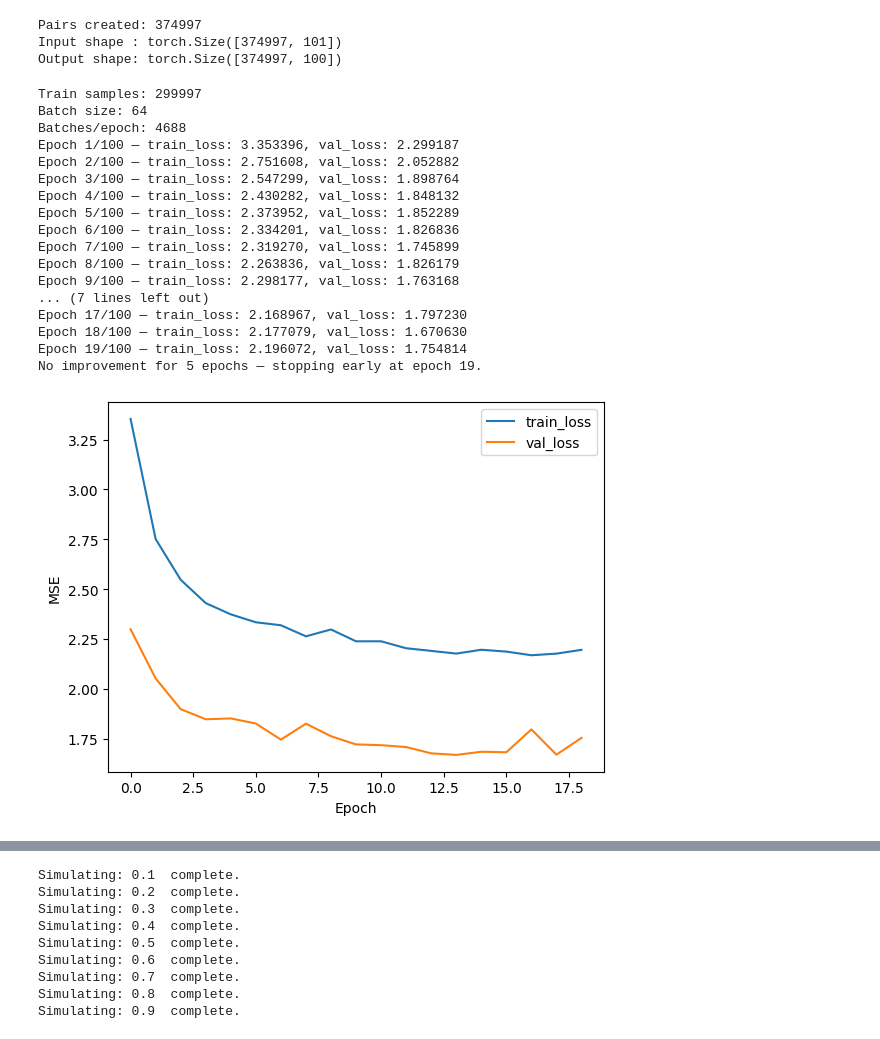
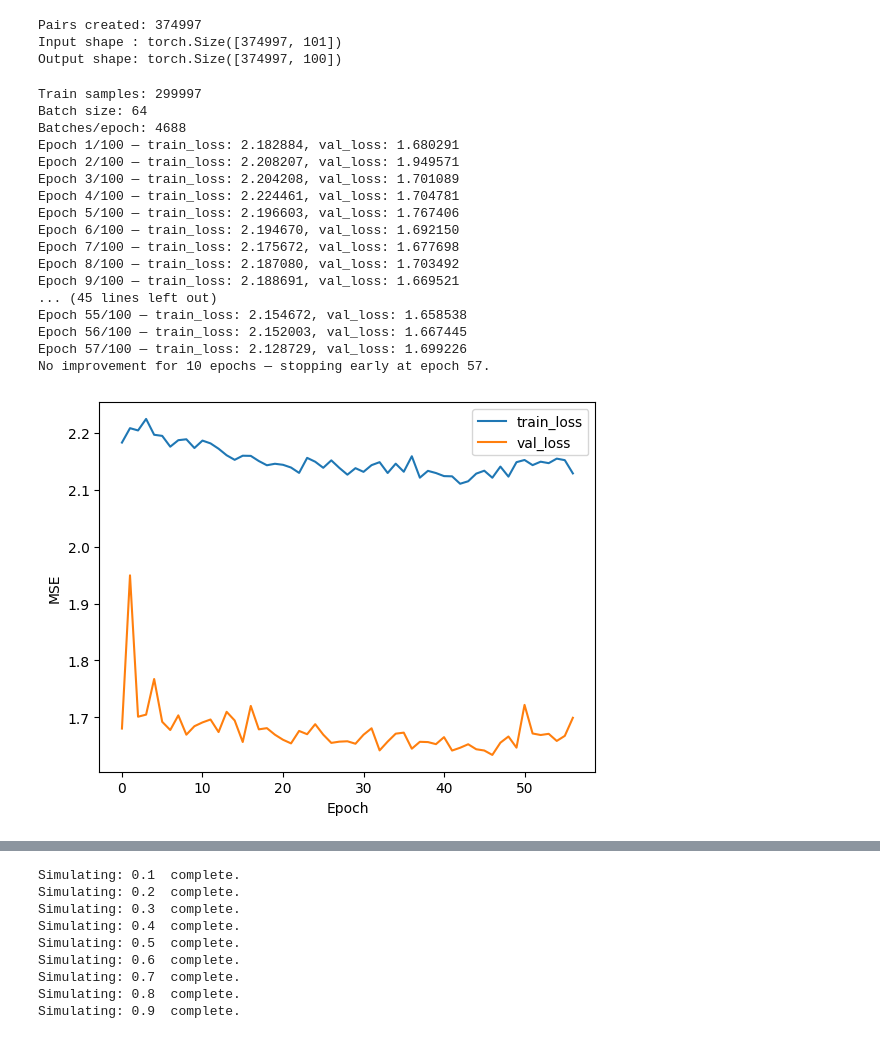
Before and after one commit to targinteanu/NeuralSystemID, a Jupyter notebook: neural_network_pytorch.ipynb, the cells around one changed output, grey strips where cells are left out. Drawn from its saved outputs; the diff is of its cells as text; code cells hidden in the pictures.

```diff
--- a/neural_network_pytorch.ipynb
+++ b/neural_network_pytorch.ipynb
@@ -160,7 +160,7 @@ print("Batches/epoch:", steps_per_epoch)
 
 model.train()
 num_epochs = 100 # max
-patience = 5
+patience = 10
 best_val = float('inf')
 no_improve = 0
 train_losses = []
@@ -191,48 +191,48 @@ for epoch in range(num_epochs):
             l = criterion(Y_val_pred, Y_val)
             val_running += l.item() * X_val.size(0)
     epoch_val_loss = val_running / len(test_loader.dataset)
     val_losses.append(epoch_val_loss)
 
     print(f"Epoch {epoch+1}/{num_epochs} — train_loss: {epoch_train_loss:.6f}, val_loss: {epoch_val_loss:.6f}")
 
     # --- Early stopping ---
     if epoch_val_loss < best_val - 1e-9:
         best_val = epoch_val_loss
         no_improve = 0
         # Optionally save best model:
         # torch.save(model.state_dict(), "best_model.pth")
     else:
         no_improve += 1
         if no_improve >= patience:
             print(f"No improvement for {patience} epochs — stopping early at epoch {epoch+1}.")
             break
 
 # After loop: plot train/val loss to inspect convergence
 plt.plot(train_losses, label='train_loss')
 plt.plot(val_losses, label='val_loss')
 plt.xlabel('Epoch')
 plt.ylabel('MSE')
 plt.legend()
 plt.show()
 # %% [output]
 Train samples: 299997
 Batch size: 64
 Batches/epoch: 4688
-Epoch 1/100 — train_loss: 3.353396, val_loss: 2.299187
-Epoch 2/100 — train_loss: 2.751608, val_loss: 2.052882
-Epoch 3/100 — train_loss: 2.547299, val_loss: 1.898764
-Epoch 4/100 — train_loss: 2.430282, val_loss: 1.848132
-Epoch 5/100 — train_loss: 2.373952, val_loss: 1.852289
-Epoch 6/100 — train_loss: 2.334201, val_loss: 1.826836
-Epoch 7/100 — train_loss: 2.319270, val_loss: 1.745899
-Epoch 8/100 — train_loss: 2.263836, val_loss: 1.826179
-Epoch 9/100 — train_loss: 2.298177, val_loss: 1.763168
-... (7 lines left out)
-Epoch 17/100 — train_loss: 2.168967, val_loss: 1.797230
-Epoch 18/100 — train_loss: 2.177079, val_loss: 1.670630
-Epoch 19/100 — train_loss: 2.196072, val_loss: 1.754814
-No improvement for 5 epochs — stopping early at epoch 19.
+Epoch 1/100 — train_loss: 2.182884, val_loss: 1.680291
+Epoch 2/100 — train_loss: 2.208207, val_loss: 1.949571
+Epoch 3/100 — train_loss: 2.204208, val_loss: 1.701089
+Epoch 4/100 — train_loss: 2.224461, val_loss: 1.704781
+Epoch 5/100 — train_loss: 2.196603, val_loss: 1.767406
+Epoch 6/100 — train_loss: 2.194670, val_loss: 1.692150
+Epoch 7/100 — train_loss: 2.175672, val_loss: 1.677698
+Epoch 8/100 — train_loss: 2.187080, val_loss: 1.703492
+Epoch 9/100 — train_loss: 2.188691, val_loss: 1.669521
+... (45 lines left out)
+Epoch 55/100 — train_loss: 2.154672, val_loss: 1.658538
+Epoch 56/100 — train_loss: 2.152003, val_loss: 1.667445
+Epoch 57/100 — train_loss: 2.128729, val_loss: 1.699226
+No improvement for 10 epochs — stopping early at epoch 57.
-[figure, old version]
+[figure, new version]
 # %%
 # Step 5: Evaluate the Model on Test Data
 model.eval()
```
Also changed, not shown: parts of 2 cells of this notebook.
